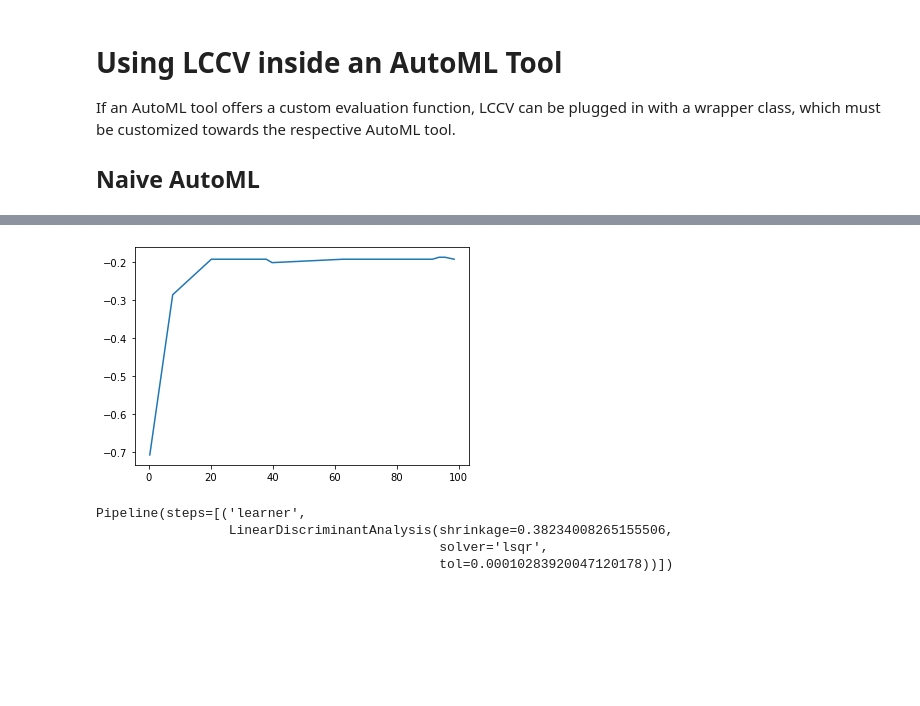
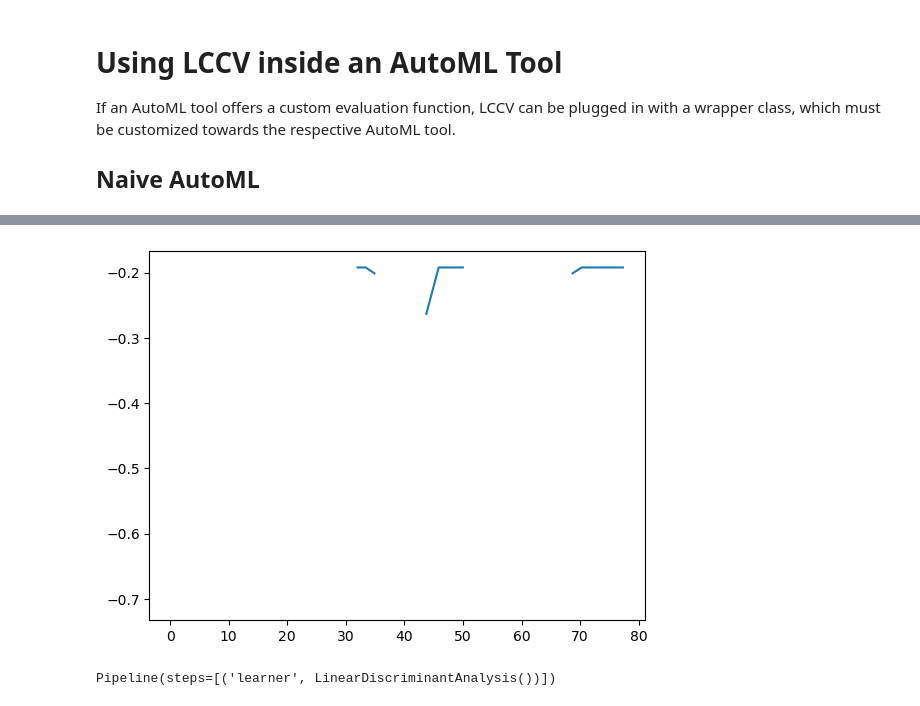
Before and after one commit to fmohr/lccv, a Jupyter notebook: example-usage.ipynb, the cells around one changed output, grey strips where cells are left out. Saved outputs shown, nothing was run; the diff lists cells and outputs as text; code cells hidden in the pictures; blank space fills up the shorter version.

Commit message:
repaired example usage and analysis notebook, added requirements

```diff
--- a/example-usage.ipynb
+++ b/example-usage.ipynb
@@ -260,13 +247,10 @@ classification
 # %%
 fig, ax = plt.subplots()
-times = [e["time"] for e in naml.history if not np.isnan(e["score_internal"])]
-scores = [e["score_internal"] for e in naml.history if not np.isnan(e["score_internal"])]
+times = naml.history["time"]
+scores = naml.history["neg_log_loss"]
 ax.plot(times, scores)
 plt.show()
 print(naml.chosen_model)
 # %% [output]
-[figure, old version]
+[figure, new version]
-Pipeline(steps=[('learner',
-                 LinearDiscriminantAnalysis(shrinkage=0.38234008265155506,
-                                            solver='lsqr',
-                                            tol=0.00010283920047120178))])
+Pipeline(steps=[('learner', LinearDiscriminantAnalysis())])
```
Also changed, not shown: parts of 9 cells of this notebook, 9 other files.
